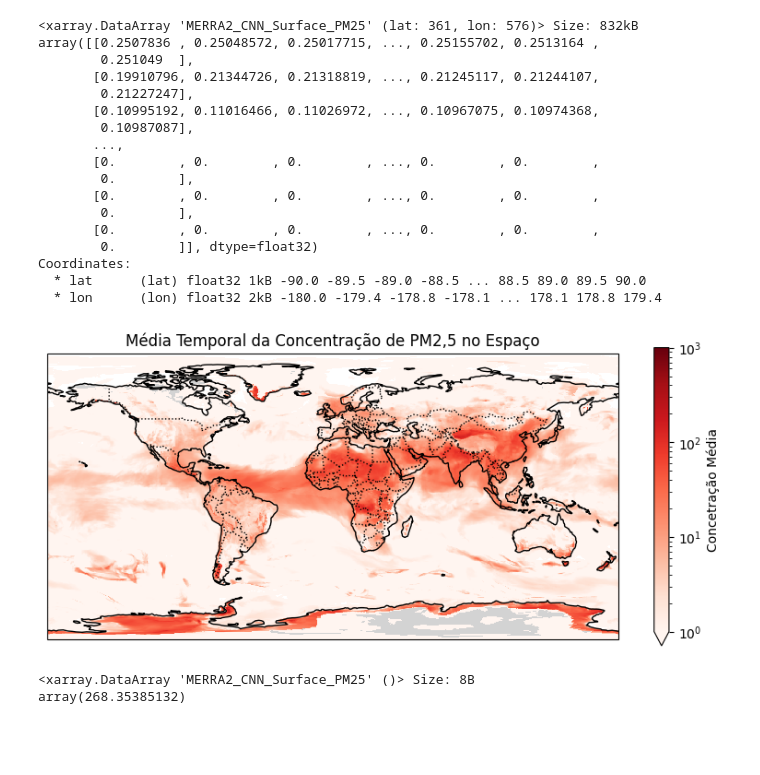
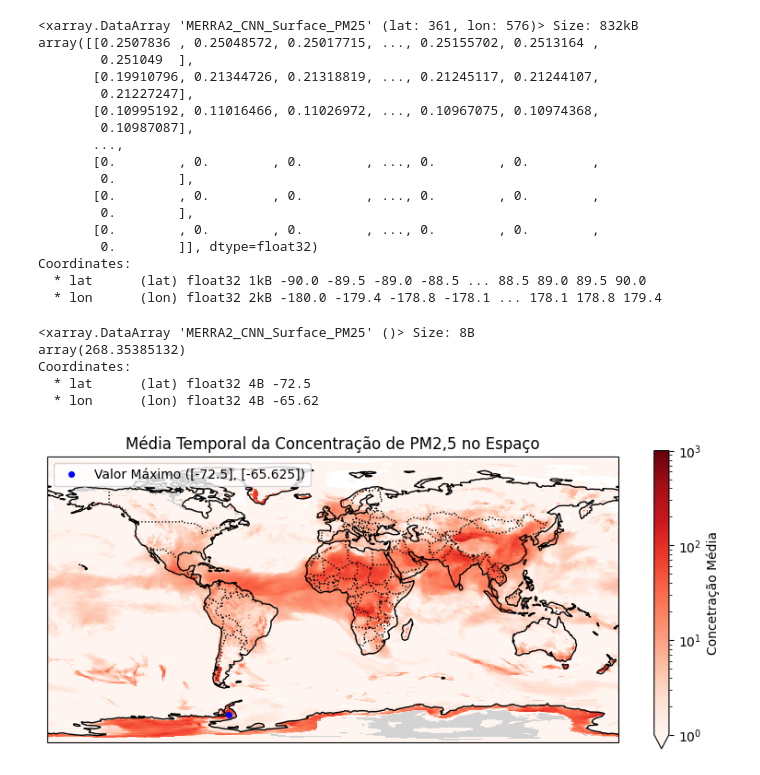
Before and after one commit to Bianca-bonetti/ENS410064, a Jupyter notebook: Atividade04.ipynb, the cells around one changed output. Saved outputs shown, nothing was run; the diff lists cells and outputs as text; code cells hidden in the pictures; blank space fills up the shorter version.

```diff
--- a/Atividade04.ipynb
+++ b/Atividade04.ipynb
@@ -89,32 +89,39 @@ array([[0.2507836 , 0.25048572, 0.25017715, ..., 0.25155702, 0.2513164 ,
 Coordinates:
   * lat      (lat) float32 1kB -90.0 -89.5 -89.0 -88.5 ... 88.5 89.0 89.5 90.0
   * lon      (lon) float32 2kB -180.0 -179.4 -178.8 -178.1 ... 178.1 178.8 179.4
-# %%
-import matplotlib.pyplot as plt
-from matplotlib.colors import LogNorm
-import cartopy.crs as ccrs  # Sistema de coordenadas Cartopy
-import cartopy.feature as cfeature  # Recursos como costas e fronteiras
-
-# Criar a figura e especificar a projeção
-norm = LogNorm(vmin=1, vmax=1000)
-fig, ax = plt.subplots(figsize=(10, 6), subplot_kw={'projection': ccrs.PlateCarree()})
-
-# Plotar os dados
-
-mediatime.plot(ax=ax, transform=ccrs.PlateCarree(), cmap='Reds', norm=norm,cbar_kwargs={'shrink':0.7,'label':'Concetração Média'})
-#cbar = fig.colorbar(a, ax=ax,extend='min', shrink=0.685)
-
-# Adicionar o mapa-múndi com costas e fronteiras
-ax.coastlines()  # Desenhar as linhas costeiras
-ax.add_feature(cfeature.BORDERS, linestyle=':')  # Adicionar fronteiras dos países
-ax.add_feature(cfeature.LAND, facecolor='lightgray')  # Adicionar continentes em cinza claro
-plt.title('Média Temporal da Concentração de PM2,5 no Espaço')
-plt.show()
-# %% [output]
-[figure, old version]
 # %%
 max_mediatime = mediatime.max()
 print(max_mediatime)
+result = mediatime.where(mediatime == max_mediatime,drop=True)
+print(result.coords)
+lat = result.coords['lat'].values
+lon = result.coords['lon'].values
 # %% [output]
 <xarray.DataArray 'MERRA2_CNN_Surface_PM25' ()> Size: 8B
 array(268.35385132)
+Coordinates:
+  * lat      (lat) float32 4B -72.5
+  * lon      (lon) float32 4B -65.62
+# %%
+import matplotlib.pyplot as plt
+from matplotlib.colors import LogNorm
+import cartopy.crs as ccrs  # Sistema de coordenadas Cartopy
+import cartopy.feature as cfeature  # Recursos como costas e fronteiras
+
+# Criar a figura e especificar a projeção
+norm = LogNorm(vmin=1, vmax=1000)
+fig, ax = plt.subplots(figsize=(10, 6), subplot_kw={'projection': ccrs.PlateCarree()})
+
+# Plotar os dados
+
+mediatime.plot(ax=ax, transform=ccrs.PlateCarree(), cmap='Reds', norm=norm,cbar_kwargs={'shrink':0.7,'label':'Concetração Média'})
+ax.plot(lon, lat, 'ro', markersize=4,color='blue', label=f'Valor Máximo ({lat}, {lon})')
+ax.legend(loc='upper left')
+# Adicionar o mapa-múndi com costas e fronteiras
+ax.coastlines()  # Desenhar as linhas costeiras
+ax.add_feature(cfeature.BORDERS, linestyle=':')  # Adicionar fronteiras dos países
+ax.add_feature(cfeature.LAND, facecolor='lightgray')  # Adicionar continentes em cinza claro
+plt.title('Média Temporal da Concentração de PM2,5 no Espaço')
+plt.show()
+# %% [output]
+[figure, new version]
```
Also changed, not shown: parts of 1 cell of this notebook.
